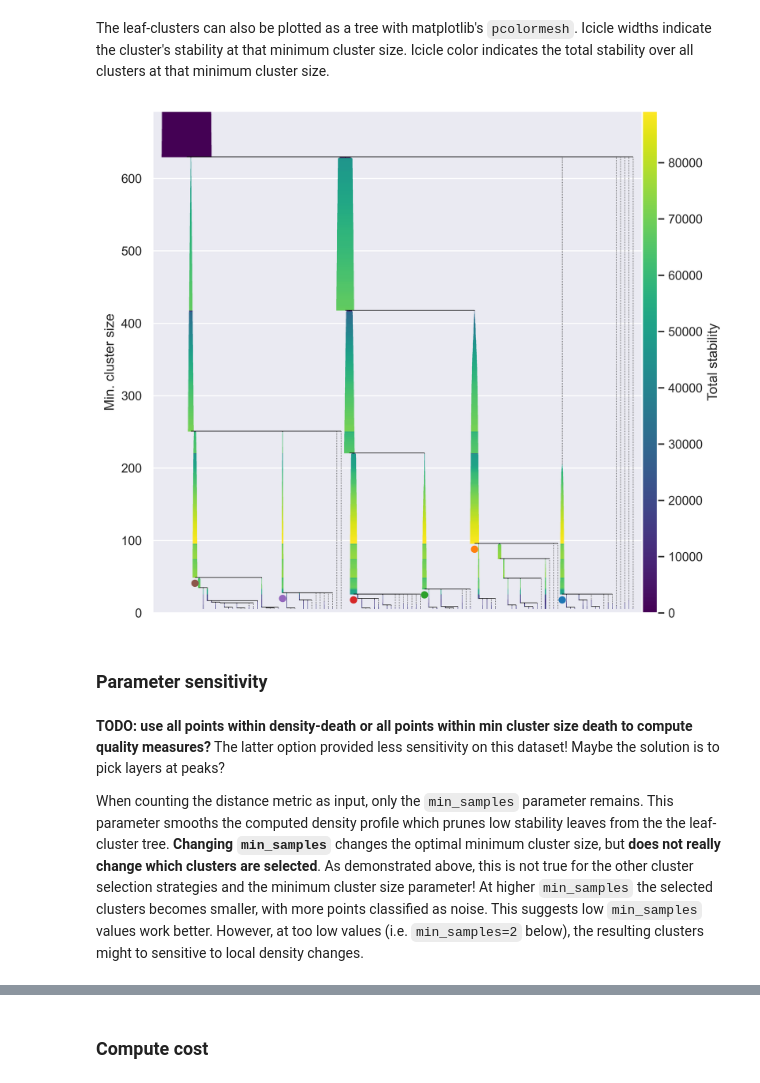
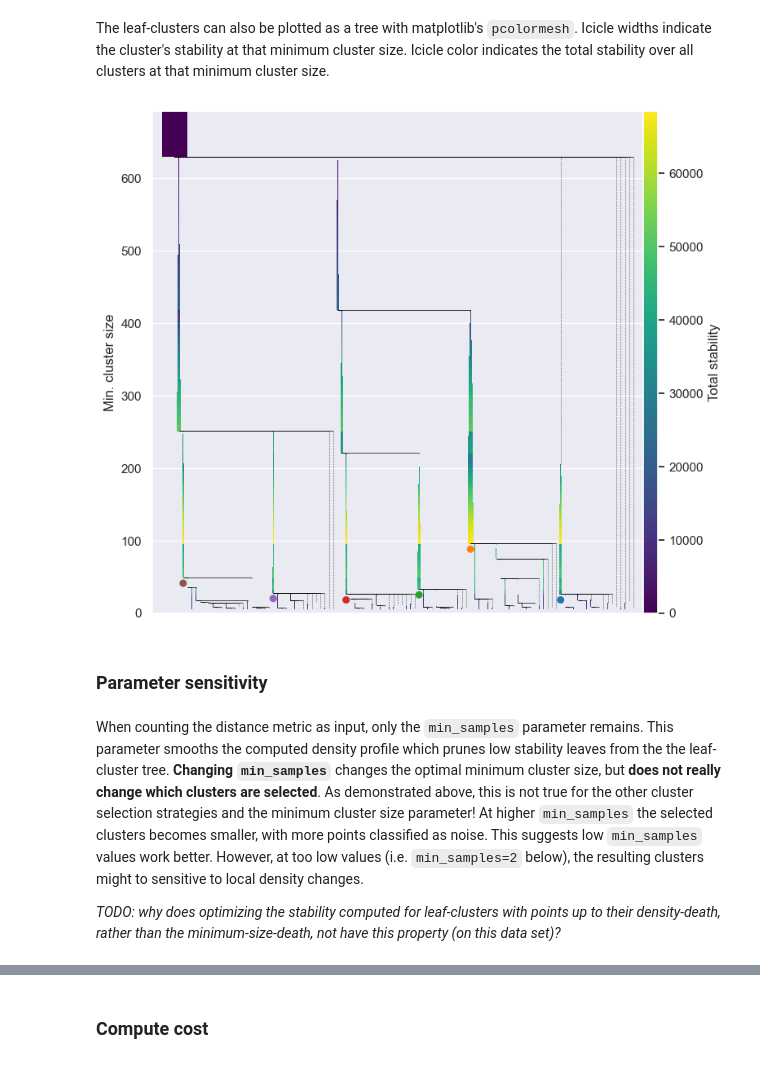
Before and after one commit to JelmerBot/fast_hdbscan, a Jupyter notebook: doc/layer_clustering.ipynb, the cells around one changed output, grey strips where cells are left out. Saved outputs shown, nothing was run; the diff lists cells and outputs as text; code cells hidden in the pictures.

```diff
--- a/doc/layer_clustering.ipynb
+++ b/doc/layer_clustering.ipynb
@@ -279,26 +277,21 @@ size from the `condensed_tree` to provide an exact curve.
 # %%
 @numba.njit()
-def num_points_in_clusters(cluster_tree, births, deaths):
+def num_points_in_clusters(births, deaths):
     # maintain left-open (birth, death] interval!
     sizes = np.unique(births)
-    n_points = cluster_tree.parent[0]
     clustered_points = np.zeros(sizes.shape[0], dtype=np.float32)
     for i, (birth, death) in enumerate(zip(births, deaths)):
         if death <= birth or i == 0:
             continue
         birth_idx, death_idx = np.searchsorted(sizes, [birth, death])
-        # Note: cluster sizes can also be recorded in `min_cluster_size_barcode`
-        # but is not needed for the stability optimization below
-        idx = np.searchsorted(cluster_tree.child, i + n_points)
-        cluster_size = cluster_tree.child_size[idx]
-        clustered_points[birth_idx:death_idx] += cluster_size
+        clustered_points[birth_idx:death_idx] += death
     return sizes, clustered_points
 # %% [markdown]
 The signal's global maximum indicates the optimal minimum cluster size
 $\text{birth}$.
 # %%
 # list the number of points in each leaf birth and death
-sizes, clustered_points = num_points_in_clusters(cluster_tree, births, deaths)
+sizes, clustered_points = num_points_in_clusters(births, deaths)
 
 # plot as previous interpolated curve
 plt.figure(figsize=(8, 4))
@@ -526,20 +524,31 @@ def compute_leaf_infos(cluster_tree, points_tree, births, deaths):
             continue
 
         # extract all points in the leaf-cluster
-        segment_points, lambda_death = _extract_points_and_death(
-            directed_cluster_tree, cluster_tree, points_tree, i + n_points
-        )
+        leaf_id = i + n_points
+        if leaf_id == n_points:
+            segment_points = points_tree
+        else:
+            segment_ids = _list_child_clusters(directed_cluster_tree, leaf_id)
+            segment_points = _extract_points(points_tree, segment_ids)
 
-        # extract points within the leaf-cluster
+        # extract points within the leaf-cluster lifetime
         lower_idx, upper_idx = np.int32(min_size), np.int32(max_size)
         min_sizes = np.arange(min_size + 1, max_size + 1, dtype=np.float32)
         birth_lambda = segment_points.lambda_val[lower_idx:]
         child = segment_points.child[lower_idx:]
 
+        # find the death-size density (one past death size)
+        if segment_points.lambda_val.shape[0] > upper_idx:
+            death_lambda = segment_points.lambda_val[upper_idx]
+        else:
+            death_lambda = cluster_tree.lambda_val[
+                np.searchsorted(cluster_tree.child, leaf_id)
+            ]
+
         # compute the stability curve
-        persistences = birth_lambda - lambda_death
-        stability = min_sizes * persistences[: upper_idx - lower_idx]
-        stability[:-1] += persistences[::-1].cumsum()[::-1][1 : upper_idx - lower_idx]
+        persistences = birth_lambda[: upper_idx - lower_idx] - death_lambda
+        stability = min_sizes * persistences
+        stability[:-1] += persistences[::-1].cumsum()[::-1][1:]
 
         # store the computed information
         peak_points = segment_points.child[:lower_idx]
@@ -824,7 +833,7 @@ class LeafClusterTree:
         self,
         inf_padding=0.1,
         min_width=0.05,
-        max_width=6,
+        max_width=3,
         cmap="viridis",
         colorbar=True,
         colorbar_kws=None,
@@ -953,21 +962,17 @@ class LeafClusterTree:
 # %%
 from fast_hdbscan.hdbscan import to_numpy_rec_array
 
 plot_tree = to_numpy_rec_array(condensed_tree)
 
-plt.figure(dpi=600)
+plt.figure()
 tree_class = LeafClusterTree(labels, plot_tree, leaf_infos, sizes, total_stability)
 tree_class.plot(colorbar_kws=dict(pad=0, fraction=0.03))
 plt.show()
 # %% [output]
-[figure, old version]
+[figure, new version]
 # %% [markdown]
 ### Parameter sensitivity
 # %% [markdown]
-**TODO: use all points within density-death or all points within min cluster
-size death to compute quality measures?** The latter option provided less
-sensitivity on this dataset! Maybe the solution is to pick layers at peaks?
-
 When counting the distance metric as input, only the `min_samples`
 parameter remains. This parameter smooths the computed density profile which
 prunes low stability leaves from the the leaf-cluster tree. **Changing
@@ -978,4 +983,8 @@ parameter! At higher `min_samples` the selected clusters becomes smaller, with
 more points classified as noise. This suggests low `min_samples` values work
 better. However, at too low values (i.e. `min_samples=2` below), the resulting
 clusters might to sensitive to local density changes.
+
+*TODO: why does optimizing the stability computed for leaf-clusters with points
+up to their density-death, rather than the minimum-size-death, not have this
+property (on this data set)?*
 # %%
```
Also changed, not shown: parts of 20 cells of this notebook.
